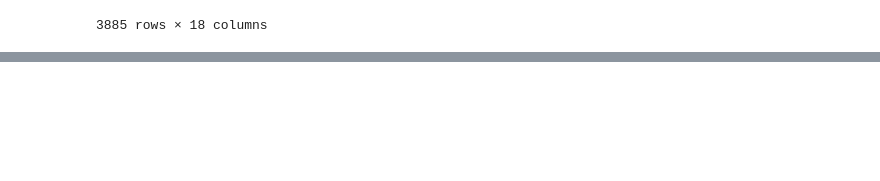
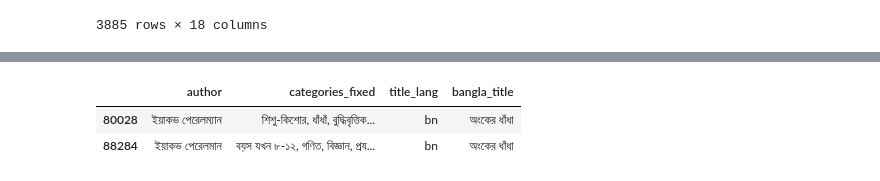
Before and after one commit to Tasfiq-K/recommendation_system_rokomari_books, a Jupyter notebook: notebooks/preprocessing_bn_books_title.ipynb, the cells around one changed output, grey strips where cells are left out. Drawn from its saved outputs; the diff is of its cells as text; code cells hidden in the pictures; blank space fills up the shorter version.

```diff
--- a/notebooks/preprocessing_bn_books_title.ipynb
+++ b/notebooks/preprocessing_bn_books_title.ipynb
@@ -257,0 +387,6 @@ pd.concat(g for _, g in duplicated_df.groupby("bangla_title") if len(g) > 1)
+# %%
+df_bn_copy.loc[df_bn_copy['bangla_title'] == 'অংকের ধাঁধা']
+# %% [output]
+|  | author | categories_fixed | title_lang | bangla_title |
+| 80028 | ইয়াকভ পেরেলম্যান | শিশু-কিশোর, ধাঁধাঁ, বুদ্ধিবৃত্তিক... | bn | অংকের ধাঁধা |
+| 88284 | ইয়াকভ পেরেলমান | বয়স যখন ৮-১২, গণিত, বিজ্ঞান, প্রয... | bn | অংকের ধাঁধা |
```
Also changed, not shown: parts of 25 cells of this notebook.
